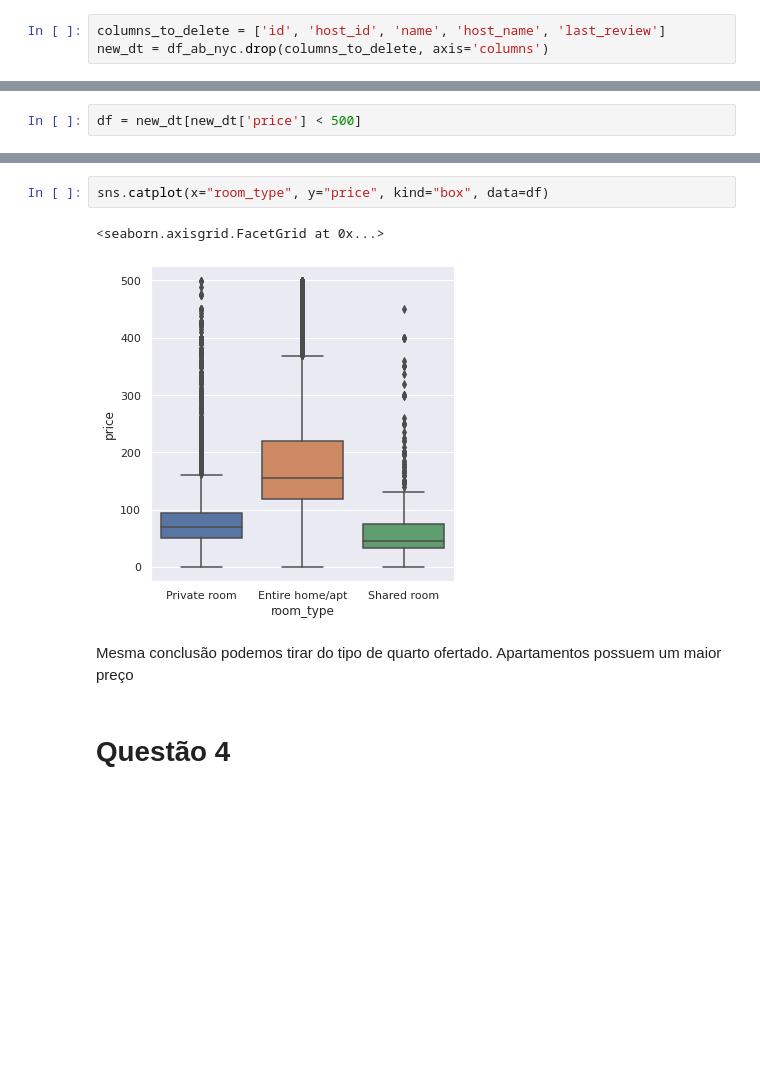
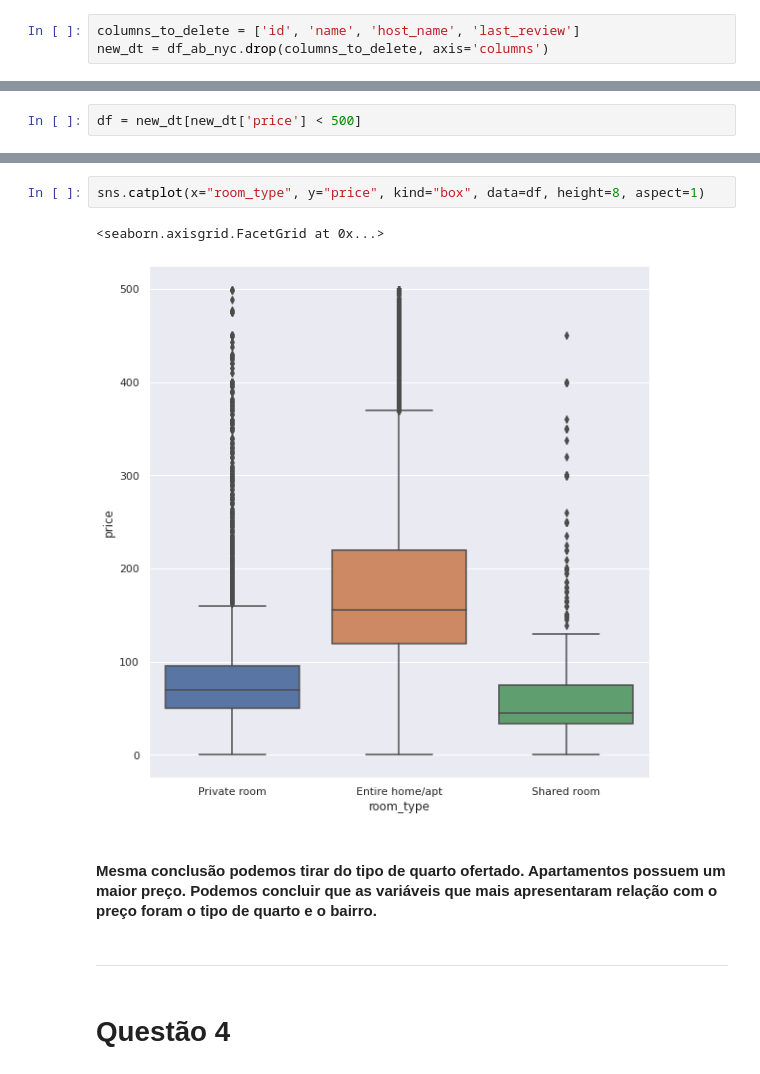
Before and after one commit to leonaysinger/ab_nyc, a Jupyter notebook: AB_NYC_2019_notebook.ipynb, the cells around one changed output, grey strips where cells are left out. Drawn from its saved outputs; the diff is of its cells as text; blank space fills up the shorter version.

```diff
--- a/AB_NYC_2019_notebook.ipynb
+++ b/AB_NYC_2019_notebook.ipynb
@@ -98,4 +102,4 @@ De início podemos eliminar algumas variáveis não vão interferir no preço
 # %%
-columns_to_delete = ['id', 'host_id', 'name', 'host_name', 'last_review']
+columns_to_delete = ['id', 'name', 'host_name', 'last_review']
 new_dt = df_ab_nyc.drop(columns_to_delete, axis='columns')
 # %% [markdown]
@@ -234,9 +238,11 @@ Apesar do grande número de outliers, podemos verificar no gráfico acima, que a
 # %%
-sns.catplot(x="room_type", y="price", kind="box", data=df)
+sns.catplot(x="room_type", y="price", kind="box", data=df, height=8, aspect=1)
 # %% [output]
 <seaborn.axisgrid.FacetGrid at 0x...>
-[figure, old version]
+[figure, new version]
 # %% [markdown]
-Mesma conclusão podemos tirar do tipo de quarto ofertado. Apartamentos possuem um maior preço
+#### Mesma conclusão podemos tirar do tipo de quarto ofertado. Apartamentos possuem um maior preço. Podemos concluir que as variáveis que mais apresentaram relação com o preço foram o tipo de quarto e o bairro.
+# %% [markdown]
+<hr>
 # %% [markdown]
 # Questão 4
```
Also changed, not shown: parts of 41 cells of this notebook, 3 other files.
